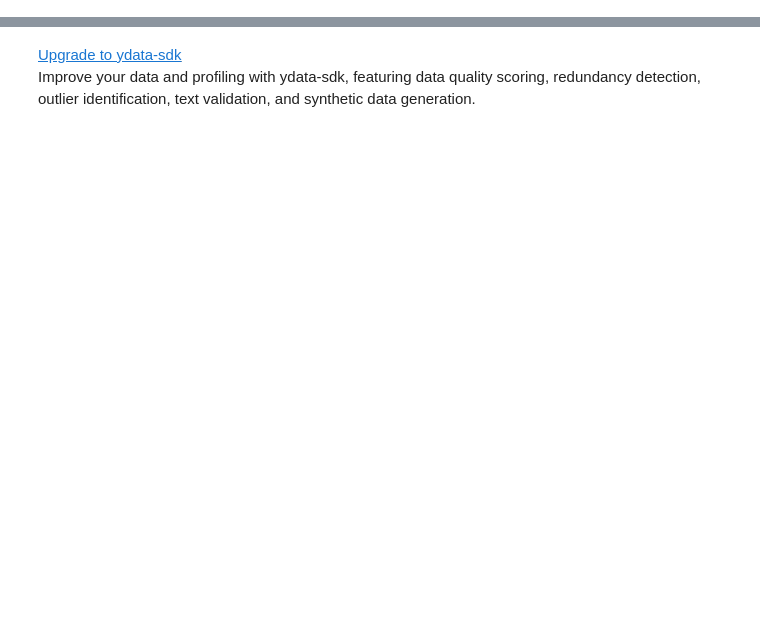
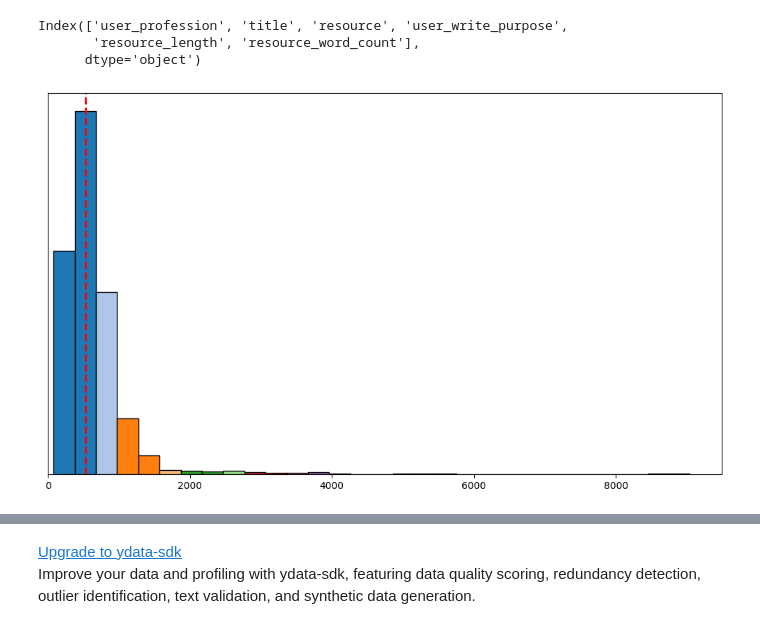
Before and after one commit to yanivgal/promptsmith, a Jupyter notebook: notebooks/eda.ipynb, the cells around one changed output, grey strips where cells are left out. Cells and saved outputs as stored; diff of their text form; code cells hidden in the pictures; blank space fills up the shorter version.

```diff
--- a/notebooks/eda.ipynb
+++ b/notebooks/eda.ipynb
@@ -10,3 +10,6 @@ df.head()
 | 2 | 8077 | 8f80547a-a393-56b0-a194-4d81d46d9... | NaN | researcher/academia | Guiding principles | Gender equity means a fair distri... | 5af0d908-8665-429f-b02c-fe7591920093 | ... |
 | 3 | 4295 | f8d6f6a2-54cc-53b2-b6b7-5feffd442... | NaN | researcher/academia | The Development of Generative AI | This is where we are in the curre... | 90ee438b-7634-42d4-a29b-3118dcb09901 | ... |
 | 4 | 21567 | 77cb6a46-d29b-500d-b423-f87391c87... | NaN | author | Healing Tips | For optimal results, start making... | 0f42fbac-6f4b-4cd4-90cf-e97d8553b69f | ... |
+# %%
+df = df.drop(columns=['user_write_purpose (work, school, personal)', 'Unnamed: 0', 'resource_id', 'user_kyc_profession', 'id'])
+df
@@ -12,0 +32,45 @@ df.head()
+# %%
+df['resource_length'] = df['resource'].str.len()
+df['resource_word_count'] = df['resource'].str.split().str.len()
+# %%
+df.columns
+# %% [output]
+Index(['user_profession', 'title', 'resource', 'user_write_purpose',
+       'resource_length', 'resource_word_count'],
+      dtype='object')
+# %%
+import matplotlib.pyplot as plt
+import numpy as np
+
+plt.figure(figsize=(10,6))
+
+# Use bins to plot the distribution of resource_word_count
+num_bins = 30  # You can adjust the number of bins as needed
+counts, bins, patches = plt.hist(df['resource_word_count'], bins=num_bins, color='skyblue', edgecolor='black')
+
+# Optionally, color each bin differently
+for patch, color in zip(patches, plt.cm.tab20(np.linspace(0, 1, len(patches)))):
+    patch.set_facecolor(color)
+
+# Calculate median and mean
+median_wc = df['resource_word_count'].median()
+
+# Plot vertical lines for median and mean
+plt.axvline(median_wc, color='red', linestyle='--', linewidth=2, label=f'Median: {int(median_wc)}')
+
+# Make the x-axis start at zero
+plt.gca().set_xlim(left=0)
+
+# Remove y-axis labels and ticks
+plt.gca().set_ylabel('')
+plt.gca().set_yticklabels([])
+plt.gca().set_yticks([])
+
+# Removed legend as per instructions
+
+# plt.xlabel('Resource Word Count')
+# plt.title('Distribution of Resource Word Count')
+plt.tight_layout()
+plt.show()
+# %% [output]
+[figure, added]
```
Also changed, not shown: parts of 4 cells of this notebook, 3 other files.
